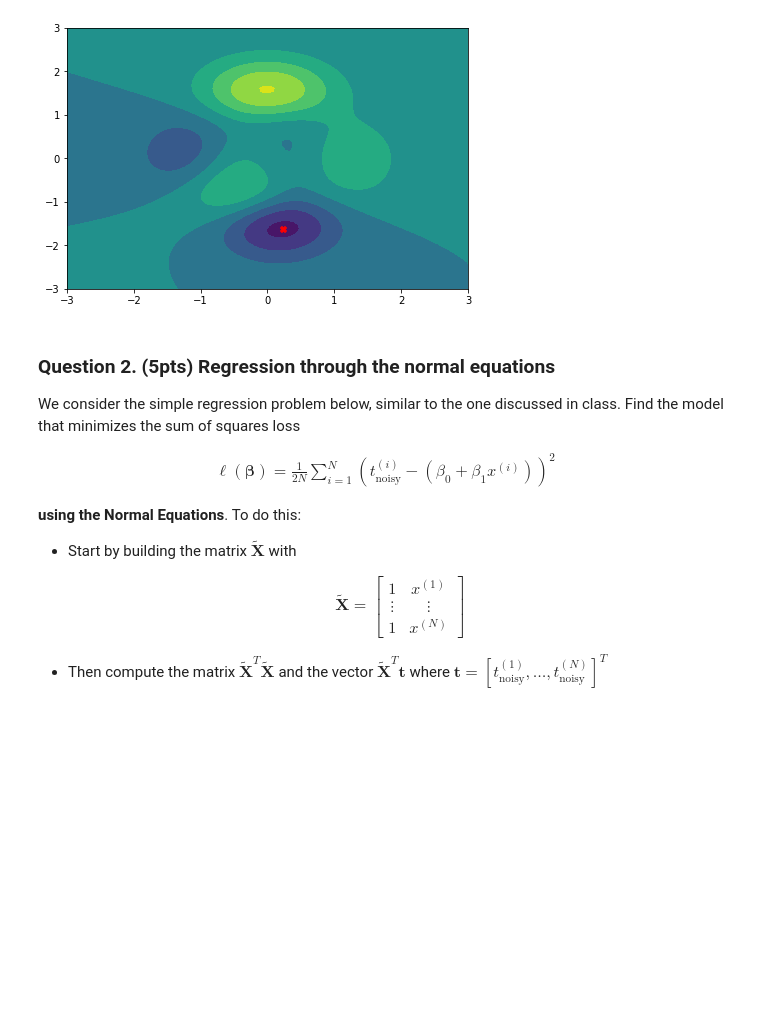
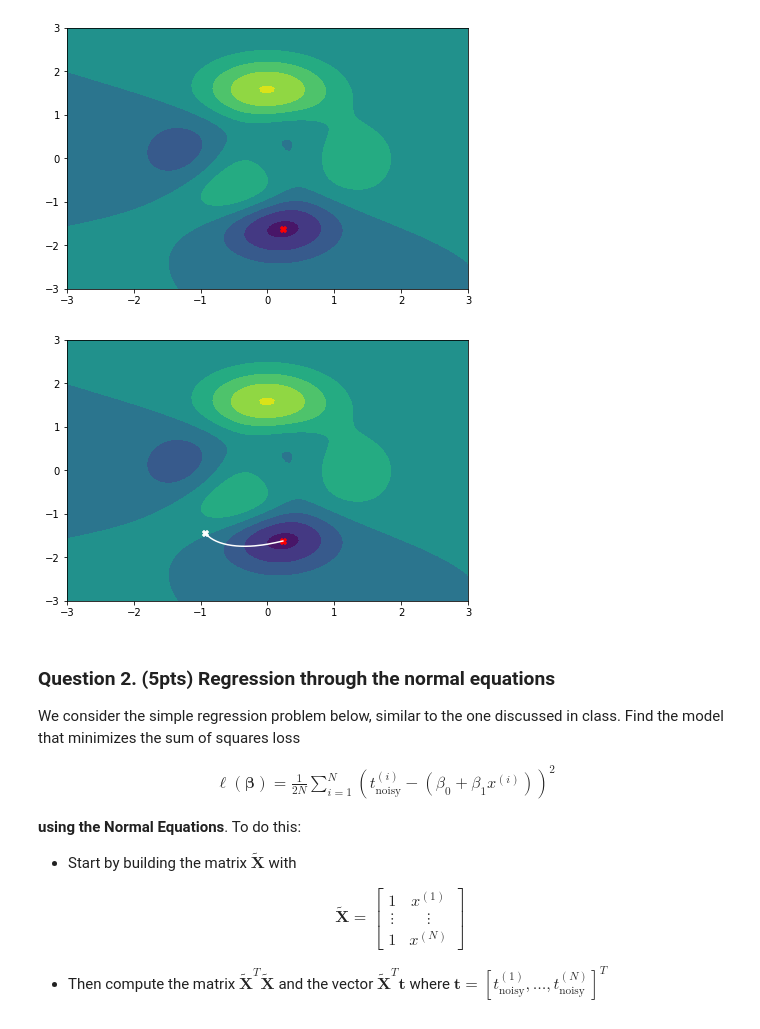
Before and after one commit to Ning0506/Introduction2MLSpring2022, a Jupyter notebook: Assignments/Assignment1/Assignment1.ipynb, the cells around one changed output. Drawn from its saved outputs; the diff is of its cells as text; code cells hidden in the pictures; blank space fills up the shorter version.

```diff
--- a/Assignments/Assignment1/Assignment1.ipynb
+++ b/Assignments/Assignment1/Assignment1.ipynb
@@ -105,3 +67,51 @@ plt.show()
+# %%
+# put your solution here
+
+def gradient1(x1,x2):
+    F1 = -6*x1*(1-x1)**2 * np.exp(-(x1**2)-(x2+1)**2)\
+        -2*x1*(10*x1**3 - 2*x1+10*x2**5) * np.exp(-(x1**2)-(x2**2))\
+        +np.true_divide(1,3)*(-2*x1-2) * np.exp(-(x1+1)**2 -(x2**2))\
+        +(6*x1-6) * np.exp(-(x2+1)**2 -(x1**2))\
+        +(30*x1**2 - 2) * np.exp(-(x1**2)-(x2**2))
+    return F1
+
+def gradient2(x1,x2):
+    F2 = 50*x2**4 * np.exp(-(x1**2)-(x2**2))\
+        -2*x2*(10*x1**3 - 2*x1+10*x2**5) * np.exp(-(x1**2)-(x2**2))\
+        +np.true_divide(2,3)*x2 * np.exp(-(x2**2)-(x1+1)**2)\
+        +3*(1-x1)**2 * (-2*x2-2) * np.exp(-(x1**2)-(x2+1)**2)
+    return F2
+
+eta = .01
+
+maxIter = 1000
+currentIter = 0
+
+x_one = np.random.normal(0, 1, 1)
+x_two = np.random.normal(-1, 0.5, 1)
+
+fig1, ax = plt.subplots(constrained_layout=True)
+contour = ax.contourf(x1, x2, F,cmap = 'viridis')
+plt.scatter(0.23, -1.62,c='r',marker='X')
+plt.scatter(x_one, x_two, c='w', marker='X')
+
+trace1 = []
+trace2 = []
+while currentIter < maxIter:
+    grad_x1 = gradient1(x_one, x_two)
+    grad_x2 = gradient2(x_one, x_two)
+
+    x_one = x_one - eta*grad_x1
+    x_two = x_two - eta*grad_x2
+
+    trace1.append(x_one)
+    trace2.append(x_two)
+
+    currentIter += 1
+plt.plot(trace1, trace2, c='w')
+plt.show()
+# %% [output]
+[figure, added]
 # %% [markdown]
 ### Question 2. (5pts) Regression through the normal equations
 
```
Also changed, not shown: parts of 4 cells of this notebook.
